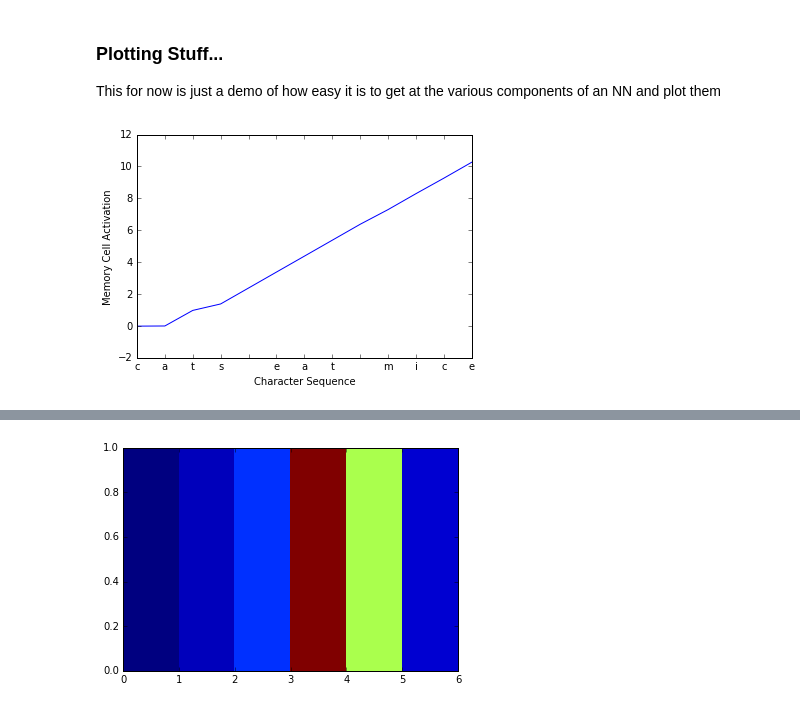
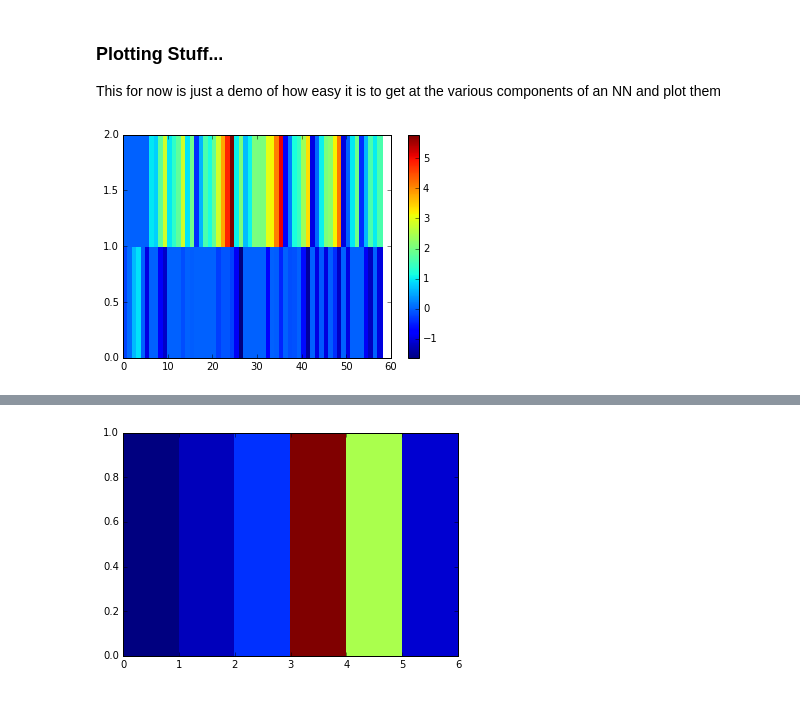
Before and after one commit to Copper-Head/the-three-stooges, a Jupyter notebook: Sandbox.ipynb, the cells around one changed output, grey strips where cells are left out. Drawn from its saved outputs; the diff is of its cells as text; code cells hidden in the pictures.

```diff
--- a/Sandbox.ipynb
+++ b/Sandbox.ipynb
@@ -15,11 +93,12 @@ This for now is just a demo of how easy it is to get at the various components o
 # %%
-# ranges from 0 to len(input_char_seq) - 1
-# keep cell index 11 in mind
-plt.plot(cats[0][11])
-plt.ylabel("Memory Cell Activation")
-plt.xlabel("Character Sequence")
+# f = plt.figure(figsize=(20, 20))
+# plt.pcolormesh(np.expand_dims(third_cell[0][0], axis=0))
+plt.pcolormesh(abram_cell2_simple[:,18:20].T)
 # sets char IDs as tick labels on the X axis
-plt.xticks(input_positions, list("cats eat mice"))
+# plt.xticks(input_positions, list("cats eat mice"))
+# plt.yticks([])
+# plt.ylim(0, 0.1)
+plt.colorbar()
 plt.show()
 # %% [output]
-[figure, old version]
+[figure, new version]
```
Also changed, not shown: parts of 19 cells of this notebook.
